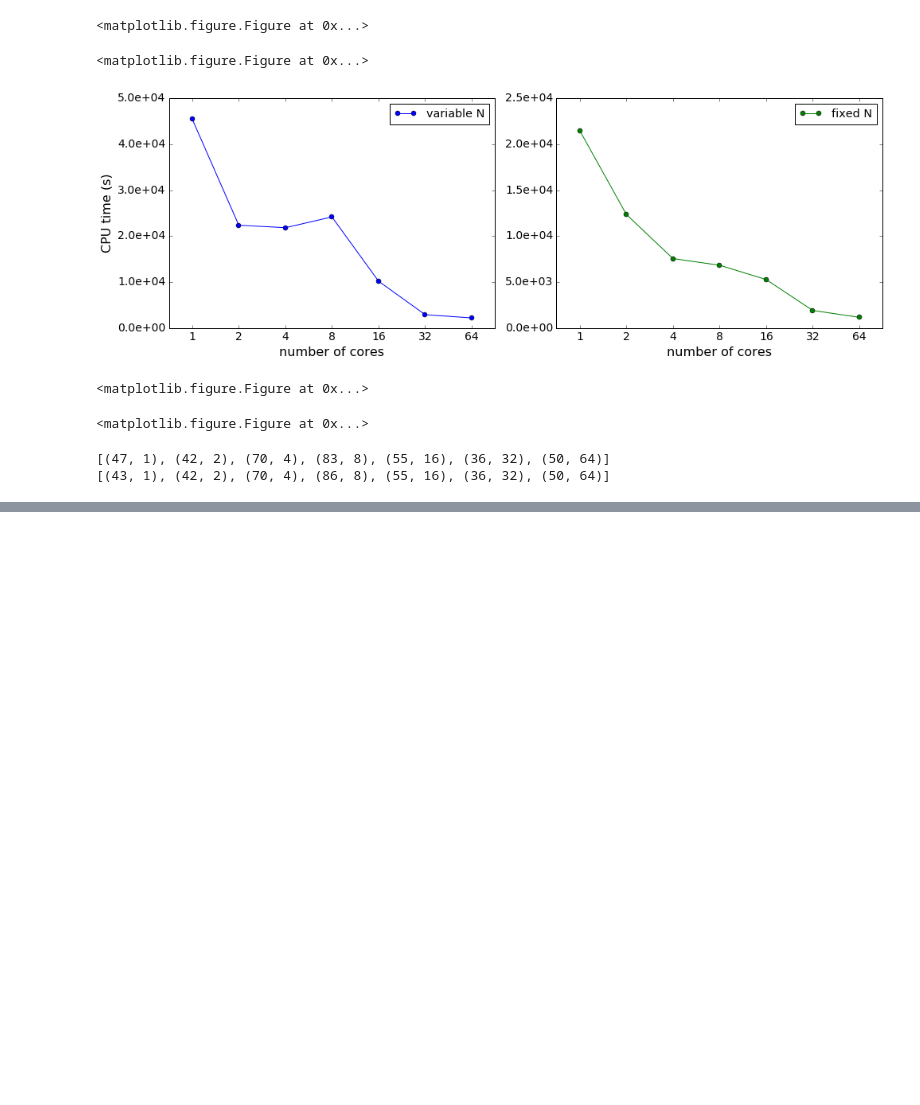
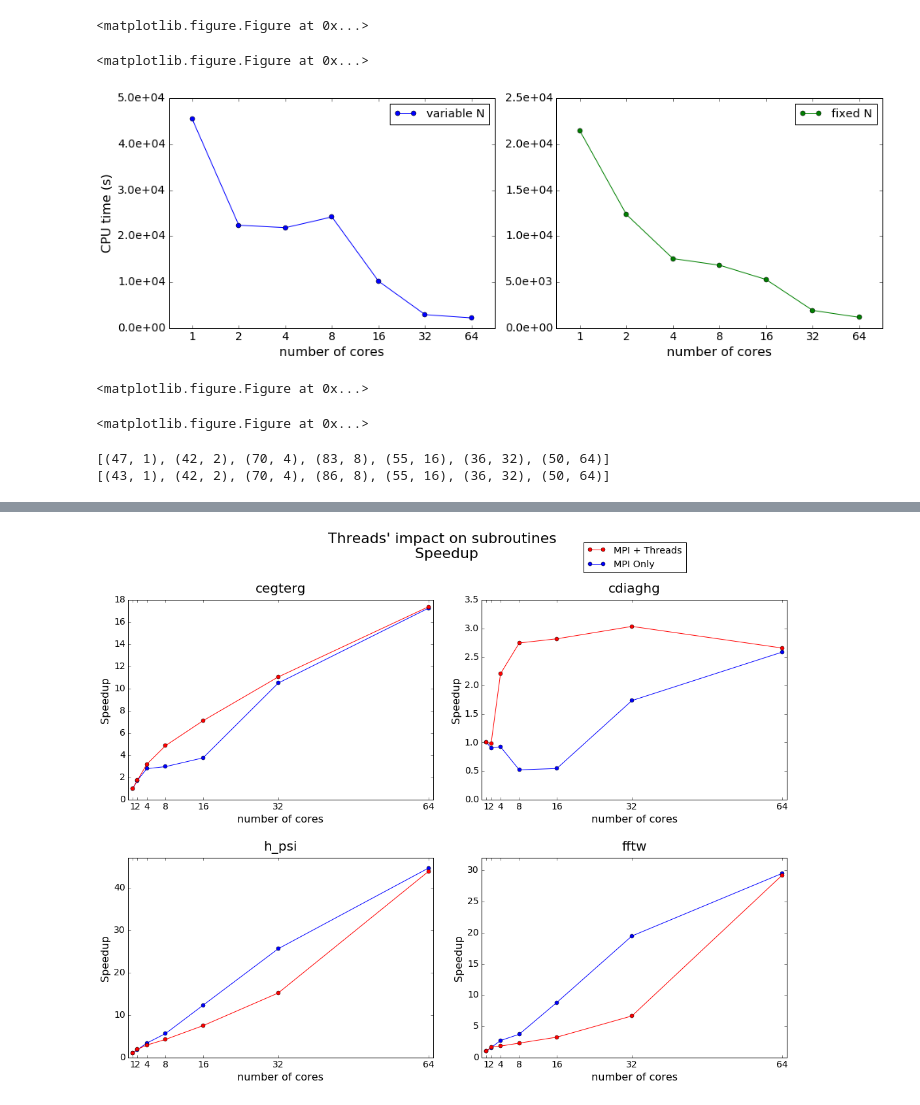
Before and after one commit to gioruffa/qetools, a Jupyter notebook: plotter.ipynb, the cells around one changed output, grey strips where cells are left out. Cells and saved outputs as stored; diff of their text form; code cells hidden in the pictures; blank space fills up the shorter version.

```diff
--- a/plotter.ipynb
+++ b/plotter.ipynb
@@ -1842,0 +1936,63 @@ fig.savefig('/tmp/A_threads.pdf')
+# %%
+#
+# TESI
+#
+
+fig ,axes = plt.subplots(2,2)
+fig.set_size_inches(15,11)
+#fig.suptitle("Comparation of Diagonalization and FFTW on rescaled runs wtih OMP TUNED",fontsize=14)
+
+
+tioSgiF.plotFunction(legend=False,functions=['cegterg'],speedup=True,figure=fig,axes=axes[0,0],labels=['SGI'])
+tio_MP_GoodRun_Rescaled.rescale(min_iters=20).plotFunction(
+    legend=False,
+    functions=['cegterg'],metric='wallTime',speedup=True,figure=fig,axes=axes[0,0],
+                                      labels=['SGI OMP'],color='r')
+axes[0,0].set_title("cegterg")
+
+
+tioSgiF.plotFunction(legend=False,functions=['cdiaghg'],speedup=True,figure=fig,axes=axes[0,1],labels=['SGI'])
+tio_MP_GoodRun_Rescaled.rescale().plotFunction(legend=False,functions=['cdiaghg'],metric='wallTime',speedup=True,figure=fig,axes=axes[0,1],
+                                      labels=['SGI OMP'],color='r')
+axes[0,1].set_title("cdiaghg")
+axes[0,1].set_ylim(0)
+
+#tioSgiF.plotFunction(legend=False,functions=['fft_scatter'],speedup=True,figure=fig,axes=axes[1,0],labels=['SGI'])
+#tio_MP_GoodRun_Rescaled.rescale().plotFunction(legend=False,functions=['fft_scatter'],metric='wallTime',speedup=True,figure=fig,axes=axes[1,0],
+#                                      labels=['SGI OMP'],color='r')
+#axes[1,0].set_title("fft_scatter")
+#axes[1,0].set_ylim(0,7.5)
+
+tioSgiF.plotFunction(legend=False,functions=['fftw'],speedup=True,figure=fig,axes=axes[1,1],labels=['SGI'])
+tio_MP_GoodRun_Rescaled.rescale().plotFunction(legend=False,functions=['fftw'],metric='wallTime',speedup=True,figure=fig,axes=axes[1,1],
+                                      labels=['SGI OMP'],color='r')
+axes[1,1].set_title("fftw")
+axes[1,1].set_ylim(0,32)
+
+
+tioSgiF.plotFunction(legend=False,functions=['h_psi'],speedup=True,figure=fig,axes=axes[1,0],labels=['SGI'])
+tio_MP_GoodRun_Rescaled.rescale().plotFunction(legend=False,functions=['h_psi'],metric='wallTime',speedup=True,figure=fig,axes=axes[1,0],
+                                      labels=['SGI OMP'],color='r')
+axes[1,0].set_title("h_psi") #era 2,0
+axes[1,0].set_ylim(0,47) #era 2,0
+
+
+#tioSgiF.plotFunction(legend=False,functions=['sum_band'],speedup=True,figure=fig,axes=axes[2,1],labels=['SGI'])
+#tio_MP_GoodRun_Rescaled.rescale().plotFunction(legend=False,functions=['sum_band'],metric='wallTime',speedup=True,figure=fig,axes=axes[2,1],
+#                                      labels=['SGI OMP'],color='r')
+#axes[2,1].set_title('sum_band')
+#axes[2,1].set_ylim(0,47)
+
+fig.suptitle("Threads' impact on subroutines \n Speedup",y=1.08)
+
+for ax in itertools.chain.from_iterable(axes) :
+    ax.set_xlabel('number of cores')
+    ax.set_title(ax.get_title(),y=1.02)
+
+plt.figlegend(reversed(axes[0,0].get_lines()),['MPI + Threads','MPI Only'],(0.7,0.92))
+
+fig.tight_layout(w_pad=2,h_pad = 2)
+
+fig.savefig('/tmp/threads_subroutines.pdf',bbox_inches='tight')
+# %% [output]
+[figure, added]
```
Also changed, not shown: parts of 6 cells of this notebook.
